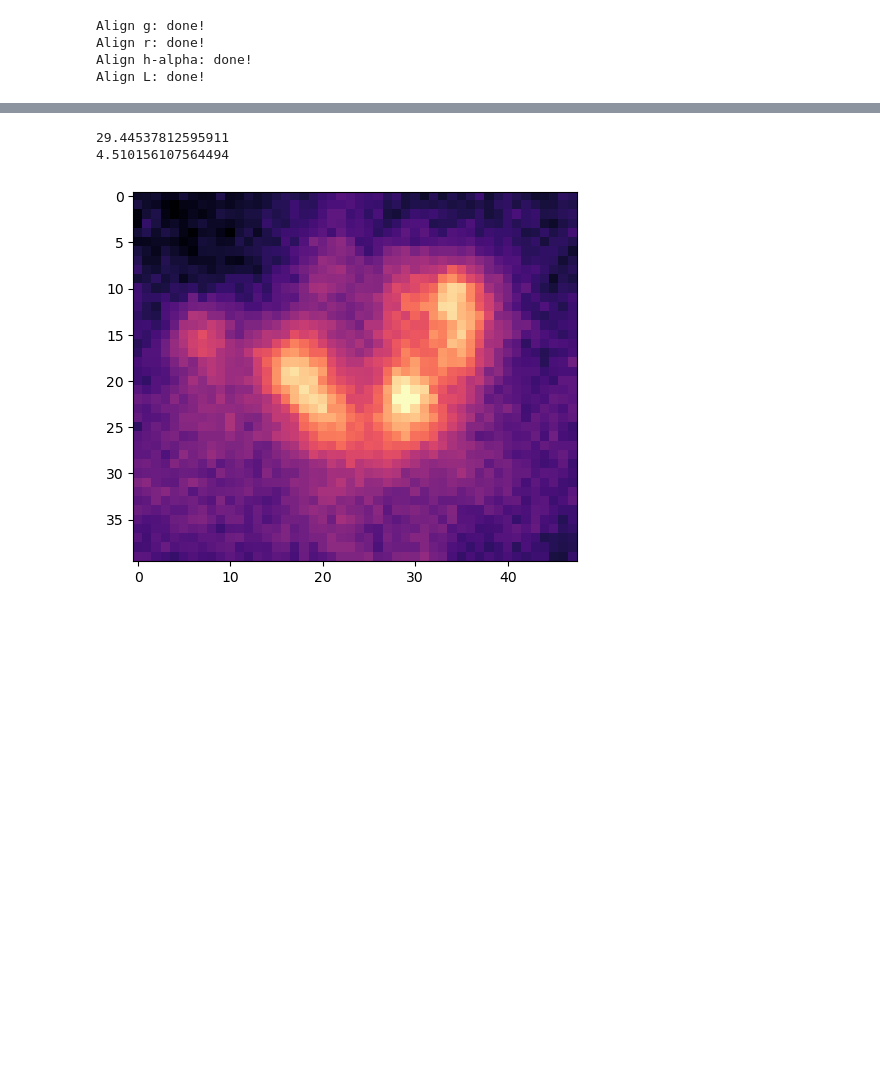
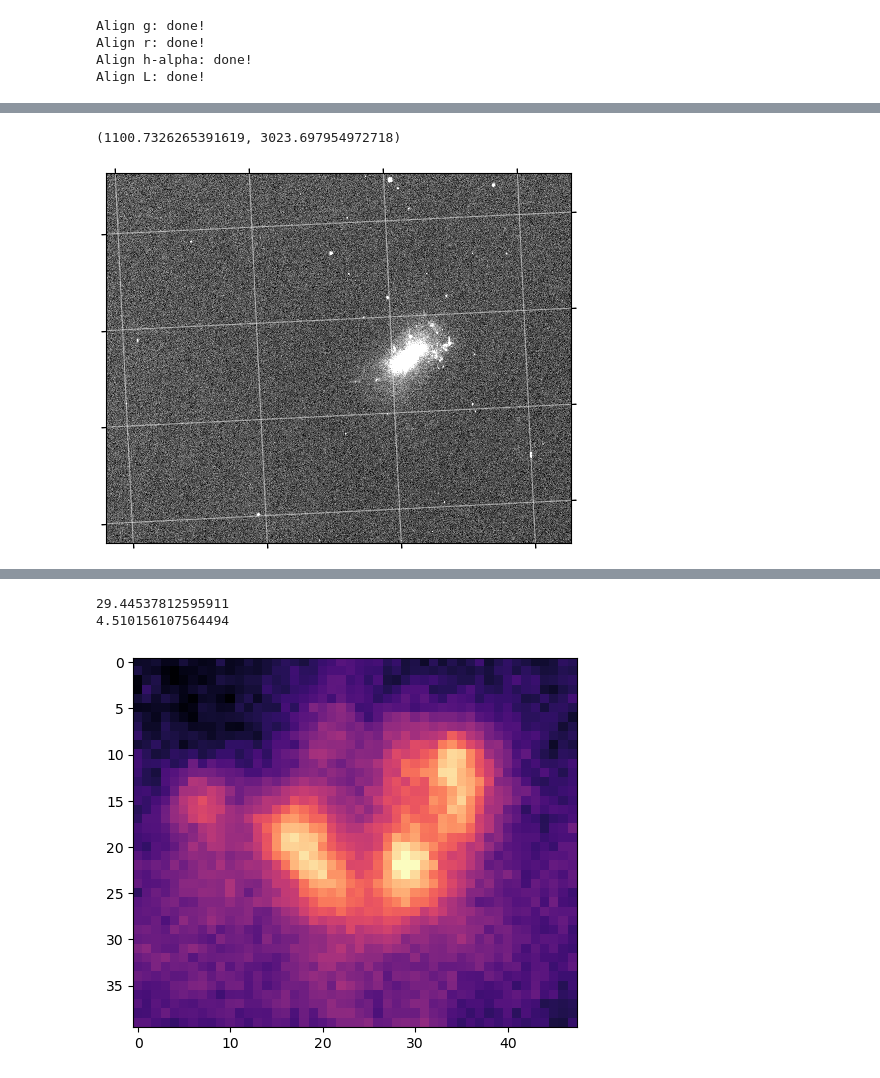
Before and after one commit to Juaopteinde/Group-19-NGC4449, a Jupyter notebook: CMDs.ipynb, the cells around one changed output, grey strips where cells are left out. Drawn from its saved outputs; the diff is of its cells as text; code cells hidden in the pictures; blank space fills up the shorter version.

Commit message:
WCS coordinates & masking (wip)

```diff
--- a/CMDs.ipynb
+++ b/CMDs.ipynb
@@ -62,3 +58,28 @@ Align g: done!
 Align r: done!
 Align h-alpha: done!
 Align L: done!
+# %%
+wcs = WCS(header_g)
+z = ZScaleInterval()
+
+
+#187.046325 deg 44.093558 deg
+
+wx1, wy1 = wcs.wcs_world2pix(186.9,43.9, 1)
+wx2, wy2 = wcs.wcs_world2pix(187.2,44.2, 1)
+z1,z2 = z.get_limits(data_g)
+fig = plt.figure()
+ax = plt.subplot(111, projection=wcs)
+quantiles_ha = np.percentile(data_g, (0.1, 99.9))
+
+
+
+ax.imshow(data_g, cmap='gray', vmin = z1, vmax = z2, interpolation='none', origin='lower')
+ax.set_xlabel("Right Ascension [degrees]")
+ax.set_ylabel("Declination [degrees]")
+ax.coords.grid(color='white', alpha=0.5, linestyle='solid')
+
+ax.set_autoscale_on(False)
+ax.set_xlim(wx1,wx2)
+ax.set_ylim(wy1,wy2)
+# %% [output]
@@ -65,3 +87,5 @@ Align L: done!
+(1100.7326265391619, 3023.697954972718)
+[figure, added]
 # %%
 # Calculate standarddeviation on counts
 def std_counts(image):
```
Also changed, not shown: parts of 8 cells of this notebook, 1 other file.
